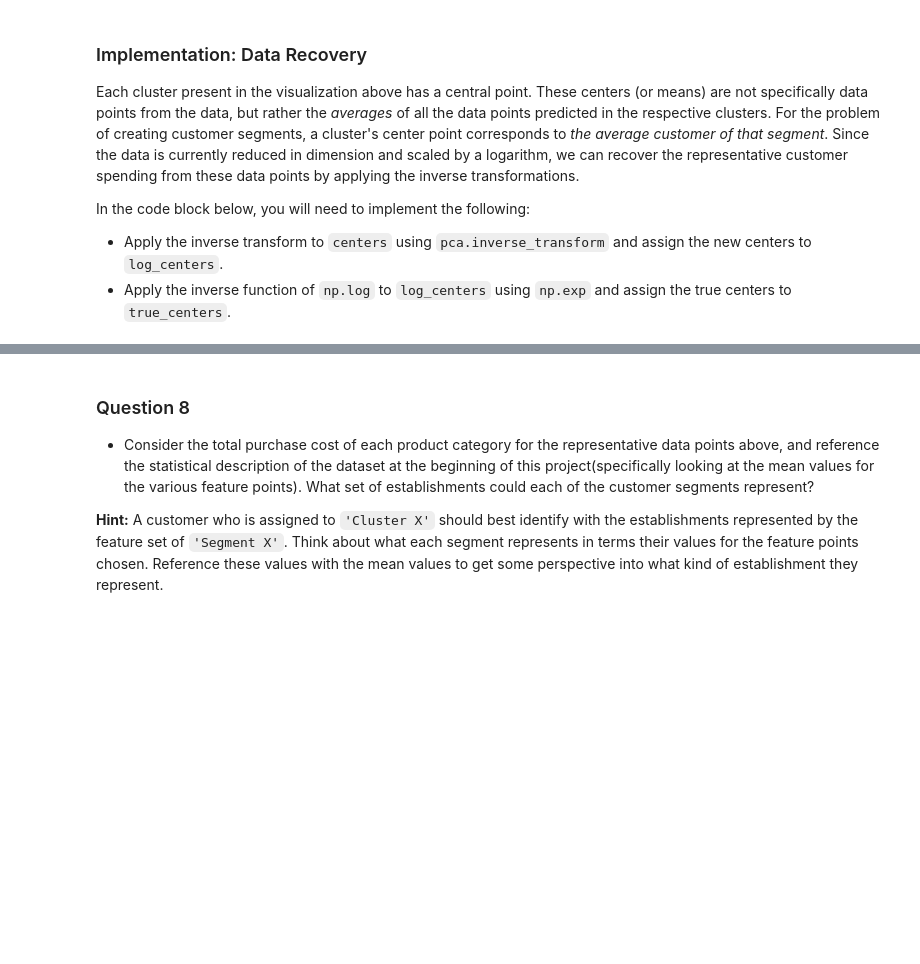
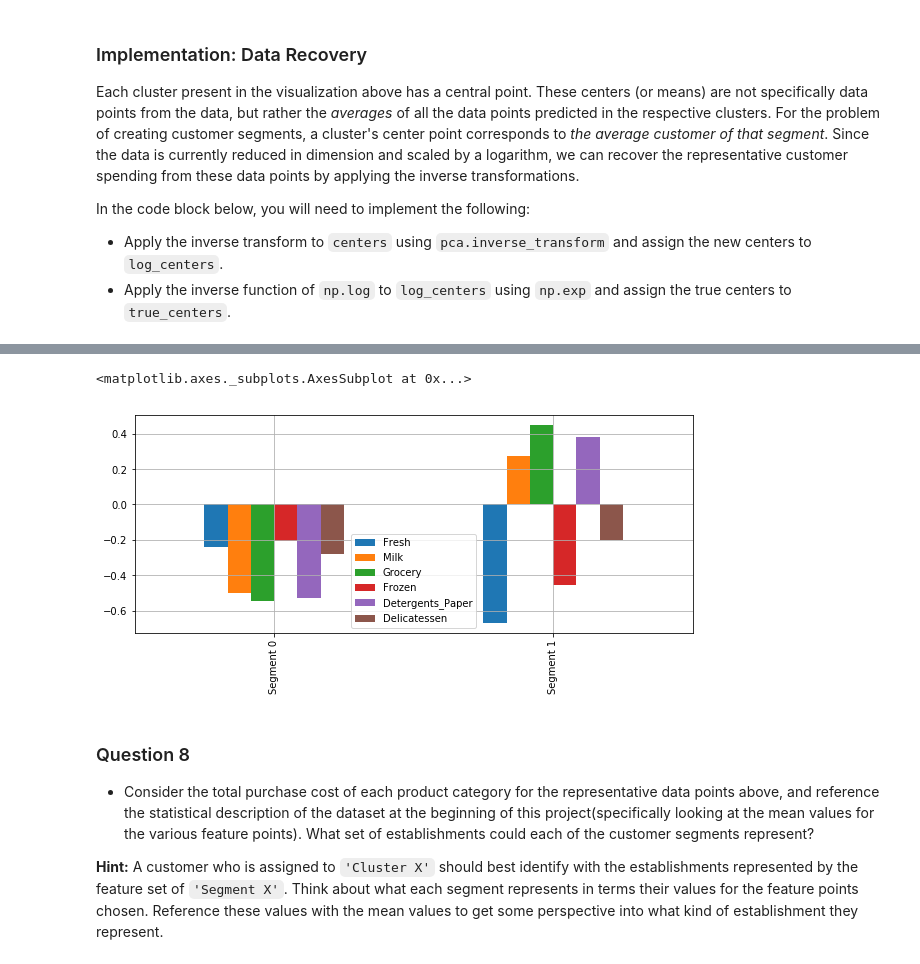
Before and after one commit to pnevmap/MLND, a Jupyter notebook: P3/customer_segments.ipynb, the cells around one changed output, grey strips where cells are left out. Drawn from its saved outputs; the diff is of its cells as text; code cells hidden in the pictures; blank space fills up the shorter version.

```diff
--- a/P3/customer_segments.ipynb
+++ b/P3/customer_segments.ipynb
@@ -456,3 +566,13 @@ display(true_centers)
+# %%
+# Normalize centers values
+
+stds = data.describe().loc['std']
+normalized_true_centers = (true_centers - means) /stds
+
+normalized_true_centers.plot(kind='bar', figsize=(10,4), grid=True)
+# %% [output]
+<matplotlib.axes._subplots.AxesSubplot at 0x...>
+[figure, added]
 # %% [markdown]
 ### Question 8
 
```
Also changed, not shown: parts of 36 cells of this notebook, 2 other files.
